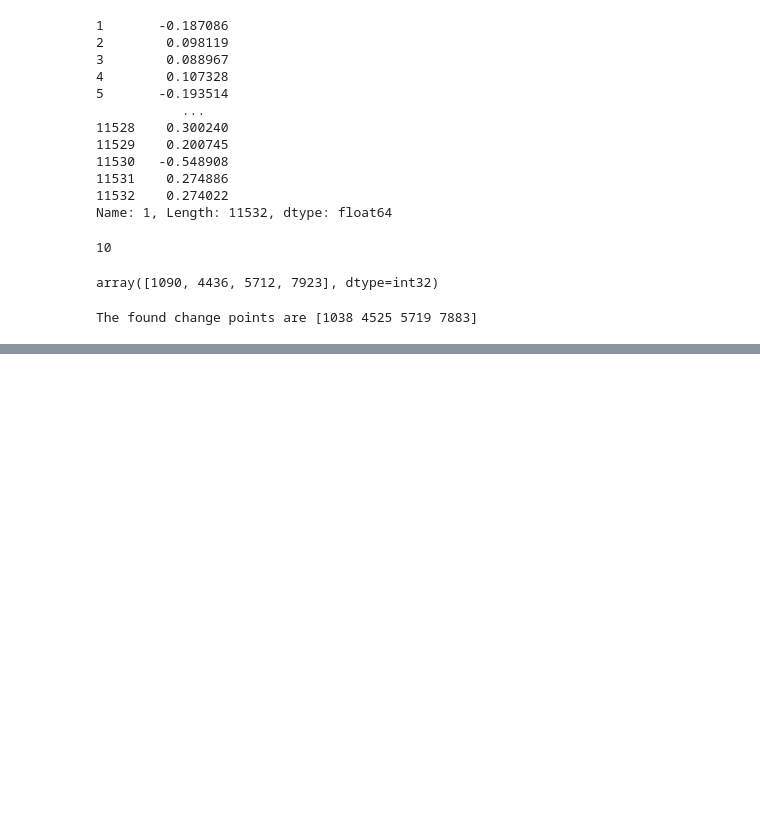
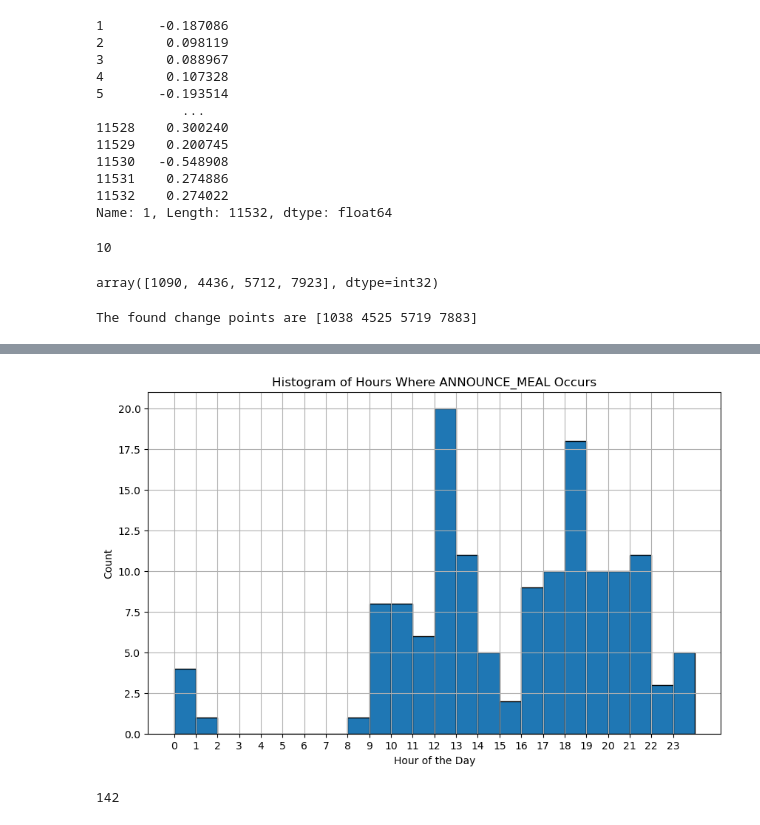
Before and after one commit to RobotPsychologist/bg_control, a Jupyter notebook: 0_meal_identification/meal_identification/notebooks/1.01-cjr-change-point-index-creator.ipynb, the cells around one changed output, grey strips where cells are left out. Cells and saved outputs as stored; diff of their text form; code cells hidden in the pictures; blank space fills up the shorter version.

```diff
--- a/0_meal_identification/meal_identification/notebooks/1.01-cjr-change-point-index-creator.ipynb
+++ b/0_meal_identification/meal_identification/notebooks/1.01-cjr-change-point-index-creator.ipynb
@@ -830,0 +904,9 @@ timestamp
+# %%
+plot_announce_meal_histogram(result_df[1])
+# %% [output]
+[figure, added]
+# %%
+df67 = result_df[1]
+len(df67[df67['msg_type'] == 'ANNOUNCE_MEAL'])
+# %% [output]
+142
```
Also changed, not shown: parts of 11 cells of this notebook, 4 other files.
